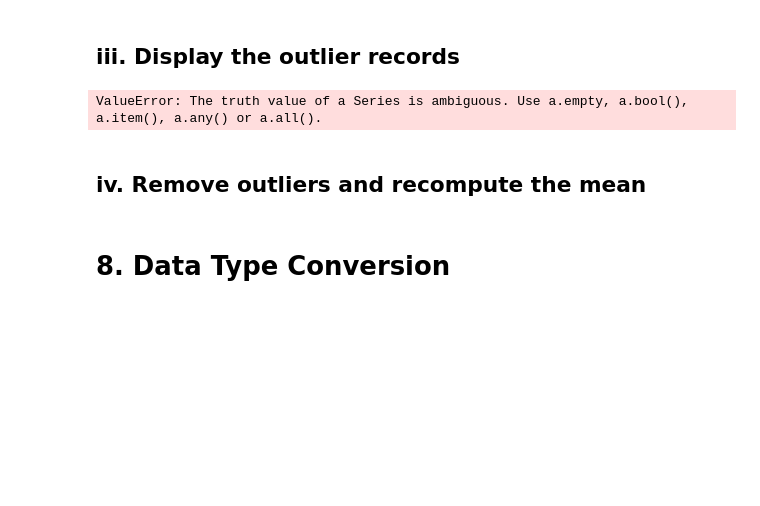
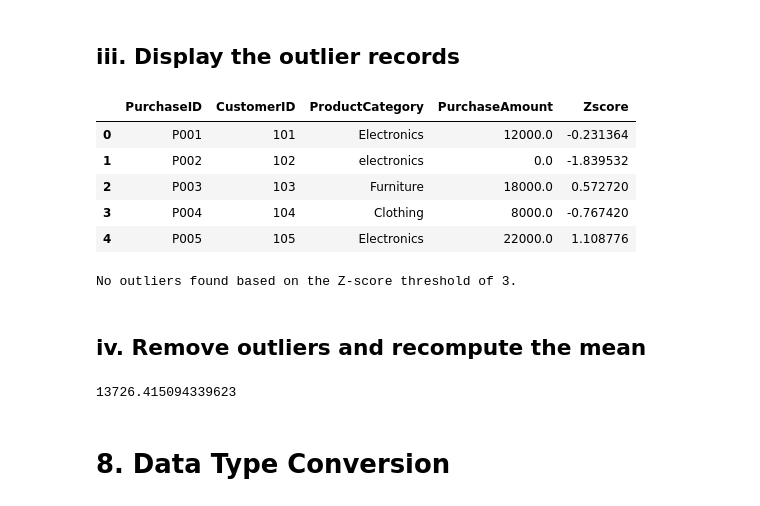
Before and after one commit to AaraSR/sem4-exp, a Jupyter notebook: dav/exp3.ipynb, the cells around one changed output. Cells and saved outputs as stored; diff of their text form; code cells hidden in the pictures; blank space fills up the shorter version.

```diff
--- a/dav/exp3.ipynb
+++ b/dav/exp3.ipynb
@@ -380,12 +380,33 @@ False    53
 Name: count, dtype: int64
 # %% [markdown]
 ## iii. Display the outlier records
+# %%
+purchase_ds.head()
+# %% [output]
+|  | PurchaseID | CustomerID | ProductCategory | PurchaseAmount | Zscore |
+| 0 | P001 | 101 | Electronics | 12000.0 | -0.231364 |
+| 1 | P002 | 102 | electronics | 0.0 | -1.839532 |
+| 2 | P003 | 103 | Furniture | 18000.0 | 0.572720 |
+| 3 | P004 | 104 | Clothing | 8000.0 | -0.767420 |
+| 4 | P005 | 105 | Electronics | 22000.0 | 1.108776 |
 # %%
-print(purchase_ds['Zscore'] if ~(abs(purchase_ds['Zscore']) > 3) else None)
+outliers = purchase_ds[abs(purchase_ds['Zscore']) > 3]
+
+if not outliers.empty:
+    print("Outliers detected:")
+    print(outliers)
+else:
+    print("No outliers found based on the Z-score threshold of 3.")
 # %% [output]
-ValueError: The truth value of a Series is ambiguous. Use a.empty, a.bool(), a.item(), a.any() or a.all().
+No outliers found based on the Z-score threshold of 3.
 # %% [markdown]
 ## iv. Remove outliers and recompute the mean
+# %%
+new_mean = purchase_ds.loc[abs(purchase_ds['Zscore']) <= 3, 'PurchaseAmount'].mean()
+
+print(new_mean)
+# %% [output]
+13726.415094339623
 # %% [markdown]
 # 8. Data Type Conversion
 # %% [markdown]
```
Also changed, not shown: parts of 14 cells of this notebook.
